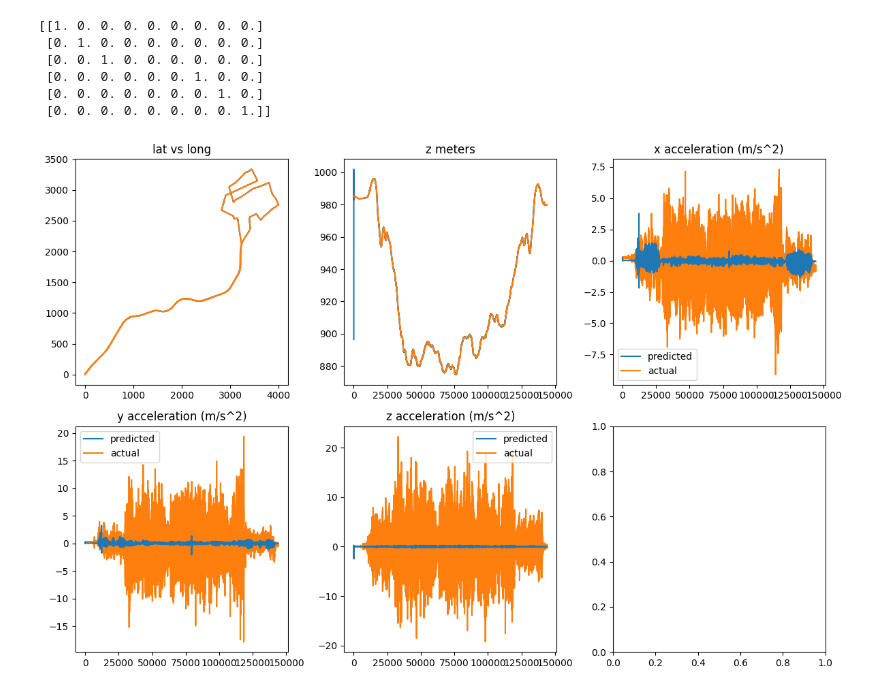
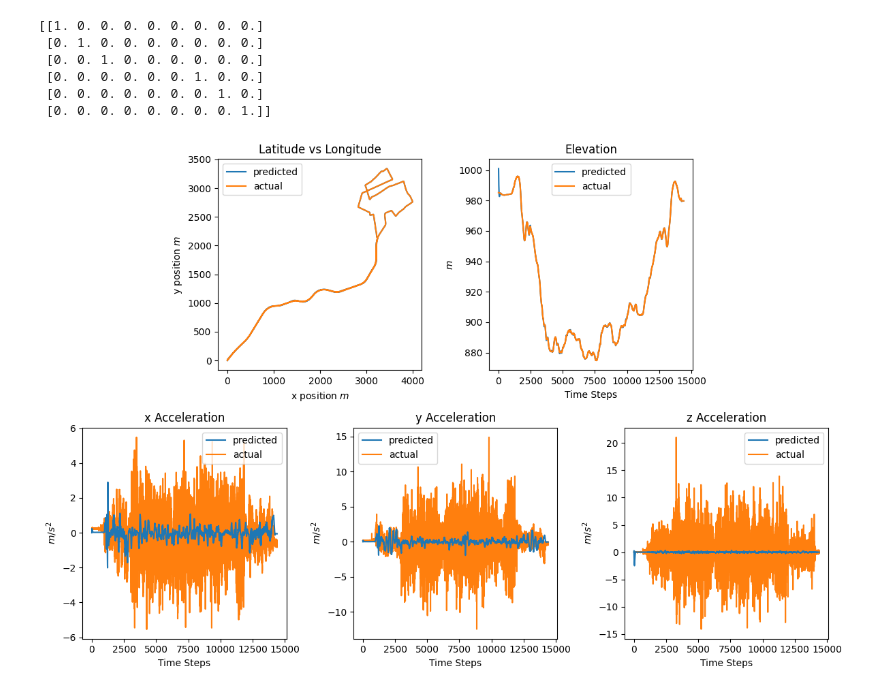
Before and after one commit to binDebug3/CarKalmanFilter, a Jupyter notebook: eliza.ipynb, the cells around one changed output. Saved outputs shown, nothing was run; the diff lists cells and outputs as text; code cells hidden in the pictures.

```diff
--- a/eliza.ipynb
+++ b/eliza.ipynb
@@ -17,0 +27,5 @@ from kalman import KalmanFilter
+# %%
+dd = data_dict.copy()
+# %%
+dd['train'].keys()
+gps = dd['train']['t_gps']['PVS 1']
@@ -17,0 +57,2 @@ from kalman import KalmanFilter
+# %%
+ddict = cleaner.clean_dict(cleaner.load_data(parent))
@@ -298,12 +350,7 @@ G = np.ones((9,9))
 # initial state
 x0 = np.zeros(9)
 P0 = 1e5 * Q
-#P0 = 1e-1 * Q
-# z = kal_data['PVS 1'][['meters_latitude', 'meters_longitude', 'meters_elevation', 'acc_x_dash_smooth','acc_y_dash_smooth', 'acc_z_dash_smooth']].to_numpy().T
-# z = kal_data_test['PVS 1'][['meters_latitude', 'meters_longitude', 'meters_elevation', 'acc_x_dash','acc_y_dash', 'acc_z_dash']].to_numpy().T
-# z = kal_data["PVS 1"].to_numpy().T
-z = df[['lat_m', 'long_m', 'elevation', 'acc_x', 'acc_y', 'acc_z']].to_numpy().T
-# print(kal_data["PVS 1"].columns)
+# z = df[['lat_m', 'long_m', 'elevation', 'acc_x', 'acc_y', 'acc_z']].to_numpy().T
 tsteps = 1000
 
 
@@ -319,7 +366,10 @@ u = np.zeros(9)
 # u[-1] = -.98
 
 kf = KalmanFilter(F, Q, H, R, G, u)
-est = kf.estimate(x0, P0, z)
+z_original = df[['lat_m', 'long_m', 'elevation', 'acc_x', 'acc_y', 'acc_z']].to_numpy().T
+est_original = kf.estimate(x0,P0,z_original)
+z_cleaned = df[['lat_m', 'long_m', 'elevation', 'acc_x', 'acc_y', 'acc_z']].to_numpy().T[:,::10]
+est_cleaned = kf.estimate(x0, P0, z_cleaned)
 # %% [output]
 [[1. 0. 0. 0. 0. 0. 0. 0. 0.]
  [0. 1. 0. 0. 0. 0. 0. 0. 0.]
@@ -328,42 +378,64 @@ est = kf.estimate(x0, P0, z)
  [0. 0. 0. 0. 0. 0. 0. 1. 0.]
  [0. 0. 0. 0. 0. 0. 0. 0. 1.]]
 # %%
+est = est_cleaned
+z = z_cleaned
 # compare plots
 fig, ax = plt.subplots(2,3,figsize=(12,8))
+
+ax[0,0] = plt.subplot2grid(shape=(2,6), loc=(0,1), colspan=2)
+ax[0,1] = plt.subplot2grid((2,6), (0,3), colspan=2)
+ax[0,2] = plt.subplot2grid((2,6), (1,0), colspan=2)
+ax[1,0] = plt.subplot2grid((2,6), (1,2), colspan=2)
+ax[1,1] = plt.subplot2grid((2,6), (1,4), colspan=2)
+
 x = range(est.shape[1])
 
 # plot latitude/longitude
-ax[0,0].plot(est[0, 10:], est[1, 10:])
-ax[0,0].plot(z[0], z[1])
-ax[0,0].set_title('lat vs long')
+ax[0,0].plot(est[0, 20:], est[1, 20:], label='predicted')
+ax[0,0].plot(z[0], z[1], label='actual')
+ax[0,0].set_title('Latitude vs Longitude')
+ax[0,0].legend()
+ax[0,0].set_xlabel('x position $m$')
+ax[0,0].set_ylabel('y position $m$')
 # ax[0,0].set_ylim(-55,-50)
 
 # plot z position
-ax[0,1].plot(x[1:], est[2,1:])
-ax[0,1].plot(x[1:], z[2,1:])
-ax[0,1].set_title('z meters')
+ax[0,1].plot(x[10:], est[2,10:], label='predicted')
+ax[0,1].plot(x[1:], z[2,1:], label='actual')
+ax[0,1].set_title('Elevation')
+ax[0,1].set_ylabel('$m$')
+ax[0,1].set_xlabel('Time Steps')
+ax[0,1].legend()
 
 # plot acceleration
 ax[0,2].plot(x, est[6], label='predicted')
 ax[0,2].plot(x, z[3], label='actual', zorder=0)
-ax[0,2].set_title('x acceleration (m/s^2)')
+ax[0,2].set_title('x Acceleration')
+ax[0,2].set_ylabel('$m/s^2$')
+ax[0,2].set_xlabel('Time Steps')
 ax[0,2].legend()
 
 # plot acceleration
 ax[1,0].plot(x, est[7], label='predicted')
 ax[1,0].plot(x, z[4], label='actual', zorder=0)
-ax[1,0].set_title('y acceleration (m/s^2)' )
+ax[1,0].set_title('y Acceleration' )
+ax[1,0].set_ylabel('$m/s^2$')
+ax[1,0].set_xlabel('Time Steps')
 ax[1,0].legend()
 # ax[1,0].set_xlim(50000, 50100)
 
 # plot acceleration
 ax[1,1].plot(x, est[8], label='predicted')
 ax[1,1].plot(x, z[5], label='actual', zorder=0)
-ax[1,1].set_title('z acceleration (m/s^2)')
+ax[1,1].set_title('z Acceleration')
+ax[1,1].set_ylabel('$m/s^2$')
+ax[1,1].set_xlabel('Time Steps')
 ax[1,1].legend()
 # ax[1,1].set_xlim(50000, 50100)
 
 plt.tight_layout()
-plt.show()
+# plt.show()
+plt.savefig('figures/kalman.png', dpi=300)
 # %% [output]
-[figure, old version]
+[figure, new version]
```
Also changed, not shown: parts of 13 cells of this notebook, 7 other files.
